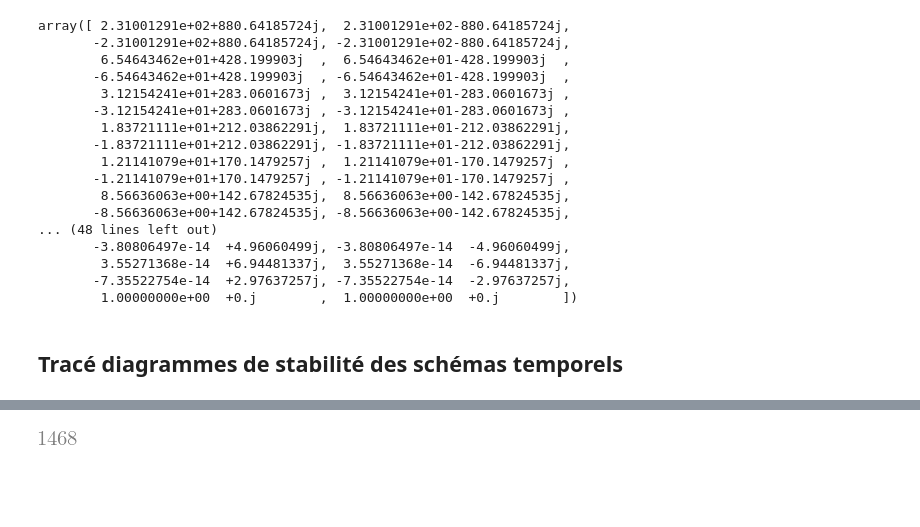
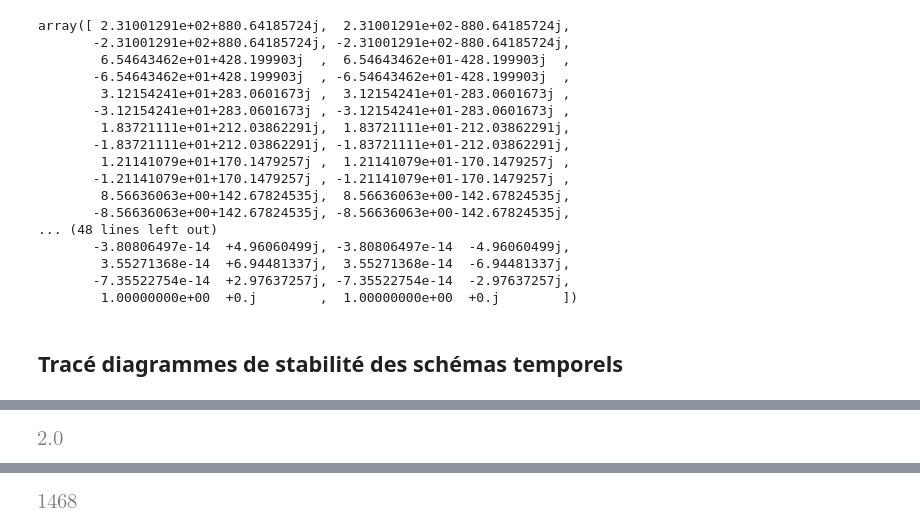
Before and after one commit to personne30003/pyTQG, a Jupyter notebook: Proto_notebooks/Adv_1D.ipynb, the cells around one changed output, grey strips where cells are left out. Drawn from its saved outputs; the diff is of its cells as text; code cells hidden in the pictures; blank space fills up the shorter version.

Commit message:
Enfin réussi à résoudre mon pb de géométrie dans le plan complexe. A suivre ...

```diff
--- a/Proto_notebooks/Adv_1D.ipynb
+++ b/Proto_notebooks/Adv_1D.ipynb
@@ -908,0 +983,4 @@ liste_k [0.+0.j 0.+0.j 0.+0.j 0.+0.j 0.+0.j 0.+0.j 0.+0.j 0.+0.j 0.+0.j 0.+0.j
+# %%
+contour_RK4.Complex.imag.max()
+# %% [output]
+[figure, added]
```
Also changed, not shown: parts of 13 cells of this notebook, 4 other files.
